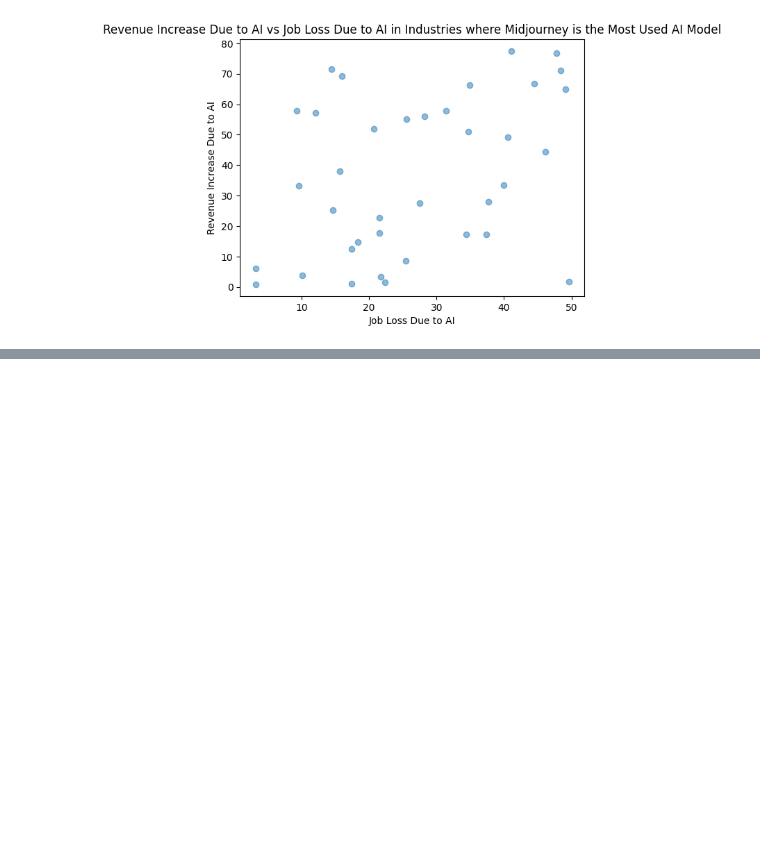
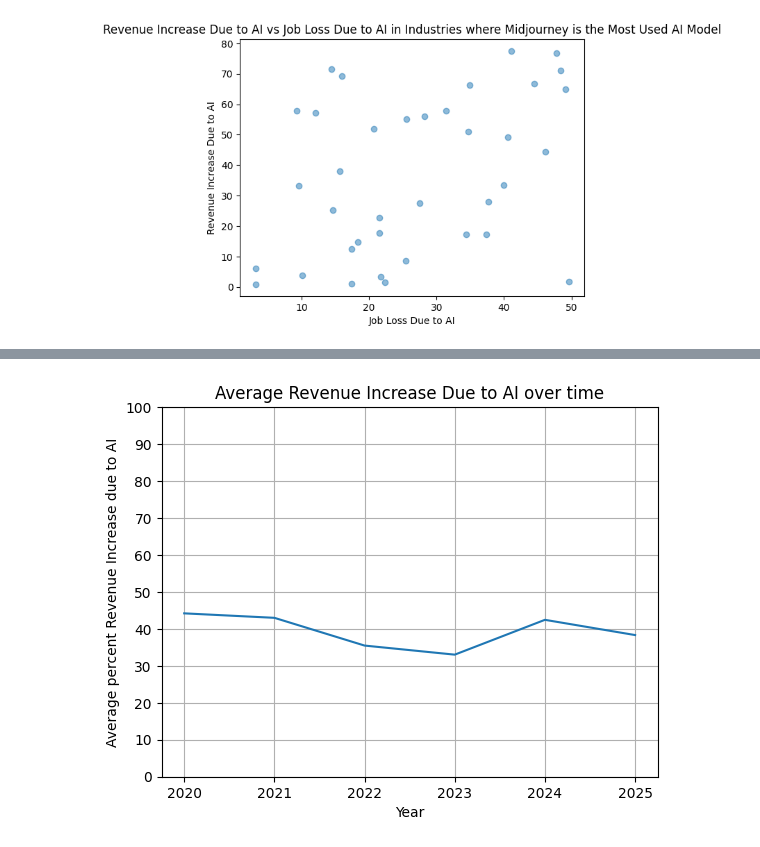
Before and after one commit to jigar-shroff/AiOnDigitalMediaResearch, a Jupyter notebook: AIOnDigitalMediaResearch.ipynb, the cells around one changed output, grey strips where cells are left out. Cells and saved outputs as stored; diff of their text form; code cells hidden in the pictures; blank space fills up the shorter version.

```diff
--- a/AIOnDigitalMediaResearch.ipynb
+++ b/AIOnDigitalMediaResearch.ipynb
@@ -722,0 +797,11 @@ print(p)
+# %%
+plt.plot([2020, 2021, 2022, 2023, 2024, 2025], [y2020["Revenue Increase Due to AI"].mean(), y2021["Revenue Increase Due to AI"].mean(), y2022["Revenue Increase Due to AI"].mean(), y2023["Revenue Increase Due to AI"].mean(), y2024["Revenue Increase Due to AI"].mean(), y2025["Revenue Increase Due to AI"].mean()])
+
+plt.xlabel("Year")
+plt.ylabel("Average percent Revenue Increase due to AI")
+plt.title("Average Revenue Increase Due to AI over time")
+plt.grid()
+plt.yticks(range(0, 101, 10))
+plt.show()
+# %% [output]
+[figure, added]
```
Also changed, not shown: parts of 18 cells of this notebook.
